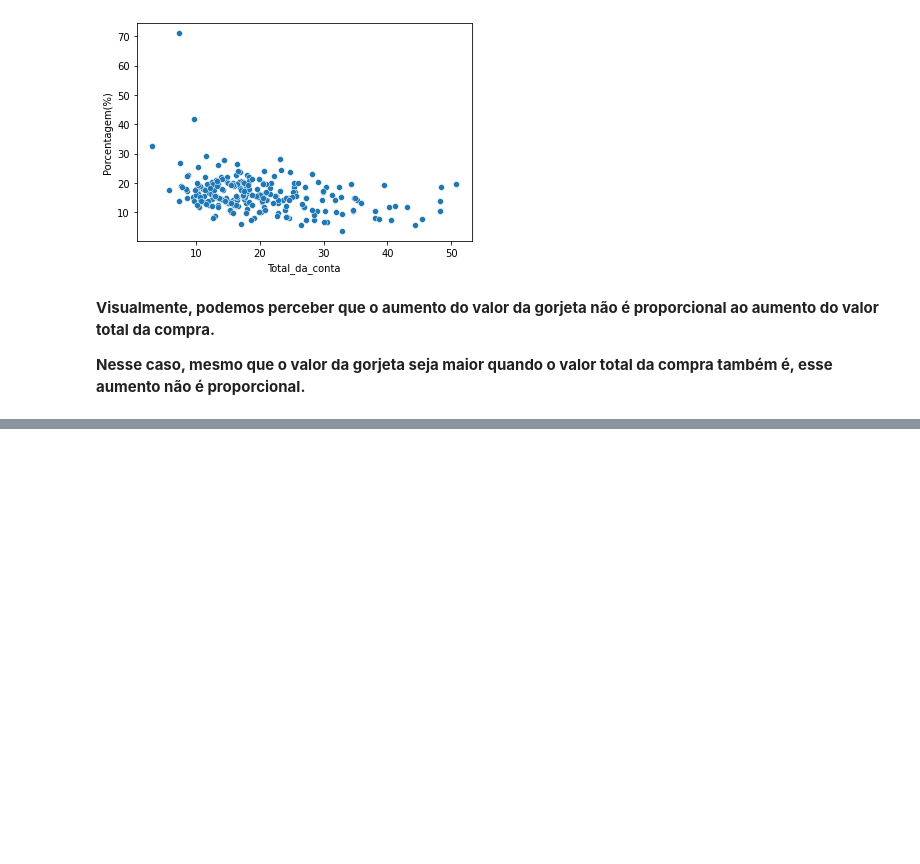
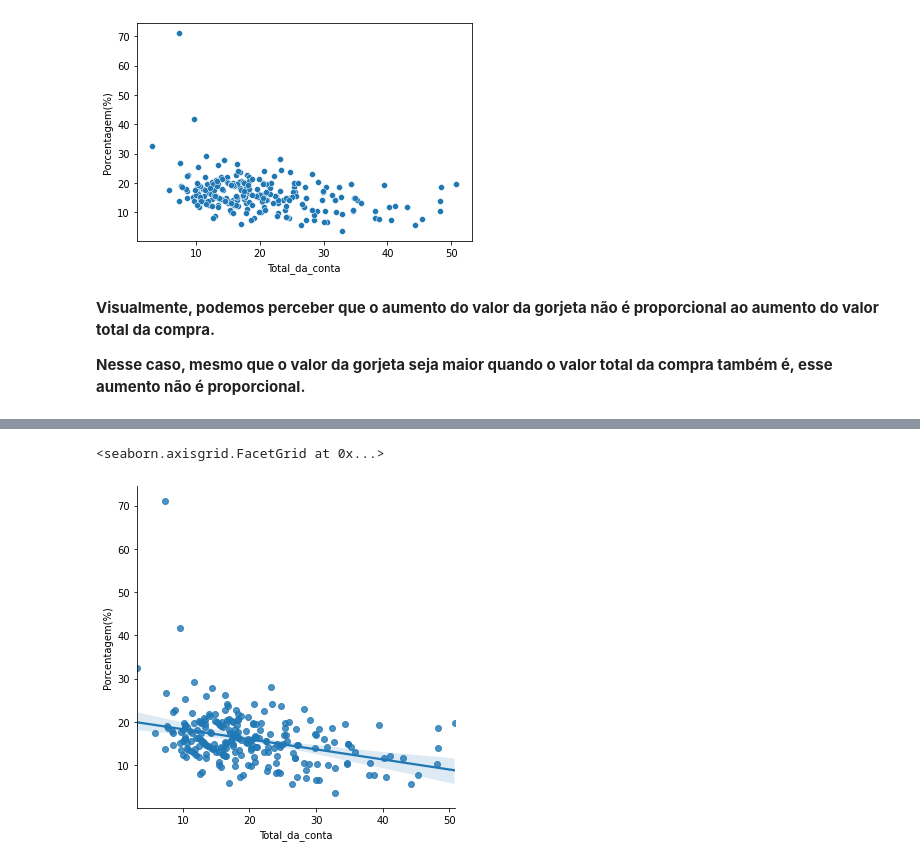
Before and after one commit to Olivierah/Data_Visualization, a Jupyter notebook: Seaborn_package_1.ipynb, the cells around one changed output, grey strips where cells are left out. Saved outputs shown, nothing was run; the diff lists cells and outputs as text; code cells hidden in the pictures; blank space fills up the shorter version.

```diff
--- a/Seaborn_package_1.ipynb
+++ b/Seaborn_package_1.ipynb
@@ -199,0 +208,7 @@ percent_cont = sns.scatterplot(x='Total_da_conta', y='Porcentagem(%)', data=dado
+# %%
+# Utilizando o 'lplot' fica mais evidente a queda da porcentagem quando o valor aumenta
+
+sns.lmplot(x='Total_da_conta', y='Porcentagem(%)', data=dados)
+# %% [output]
+<seaborn.axisgrid.FacetGrid at 0x...>
+[figure, added]
```
Also changed, not shown: parts of 10 cells of this notebook.
